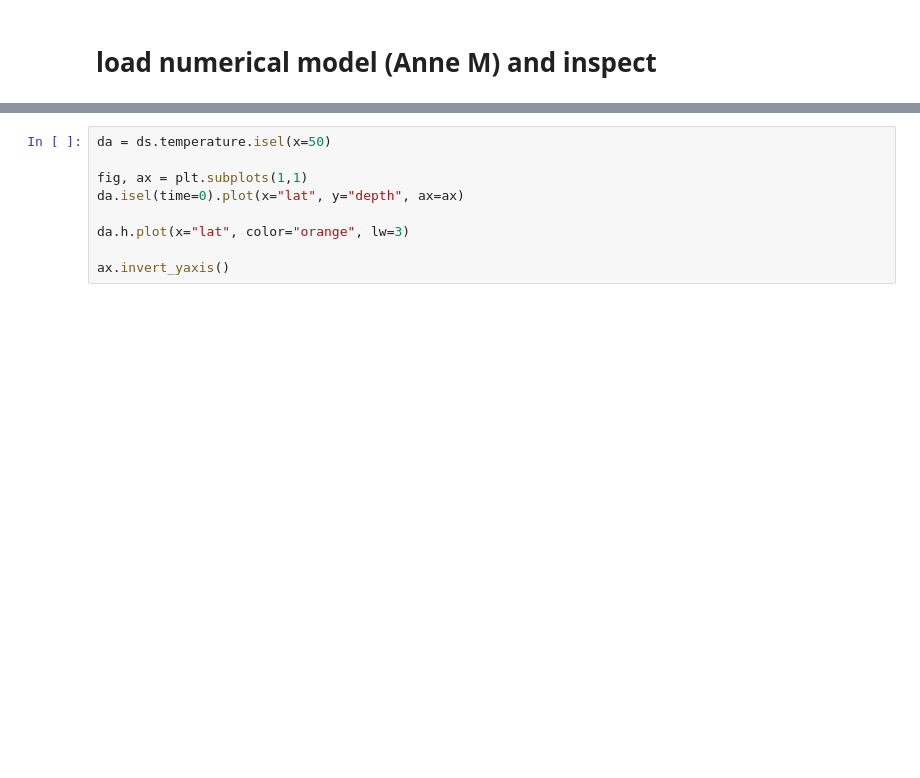
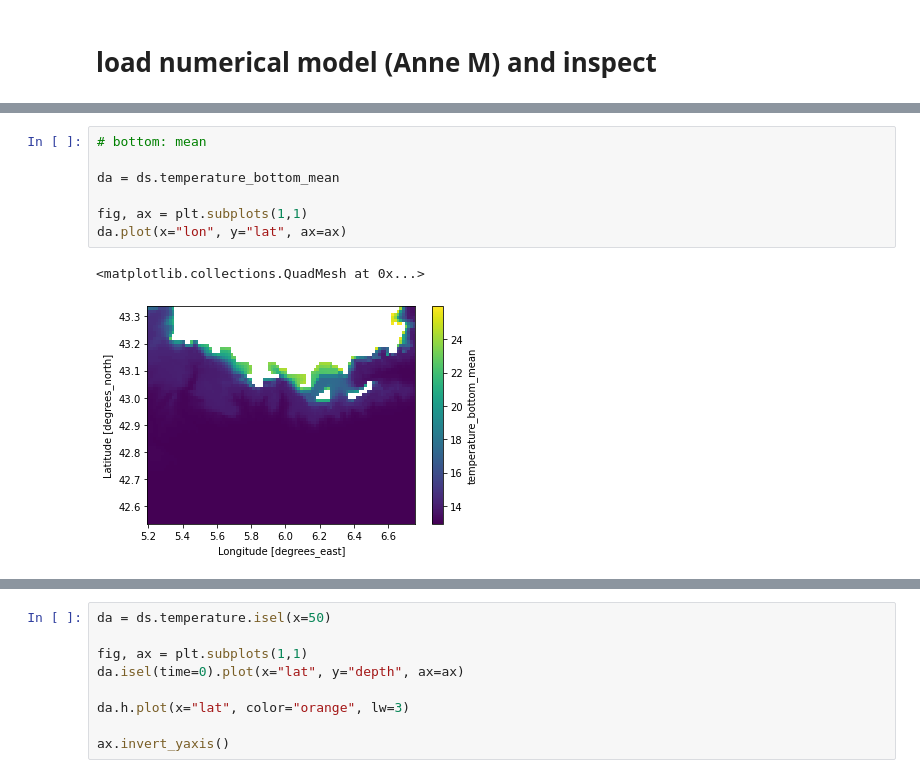
Before and after one commit to apatlpo/das_work, a Jupyter notebook: hydrology/model.ipynb, the cells around one changed output, grey strips where cells are left out. Cells and saved outputs as stored; diff of their text form; blank space fills up the shorter version.

```diff
--- a/hydrology/model.ipynb
+++ b/hydrology/model.ipynb
@@ -82,0 +96,10 @@ Attributes:
+# %%
+# bottom: mean
+
+da = ds.temperature_bottom_mean
+
+fig, ax = plt.subplots(1,1)
+da.plot(x="lon", y="lat", ax=ax)
+# %% [output]
+<matplotlib.collections.QuadMesh at 0x...>
+[figure, added]
```
Also changed, not shown: parts of 19 cells of this notebook.
